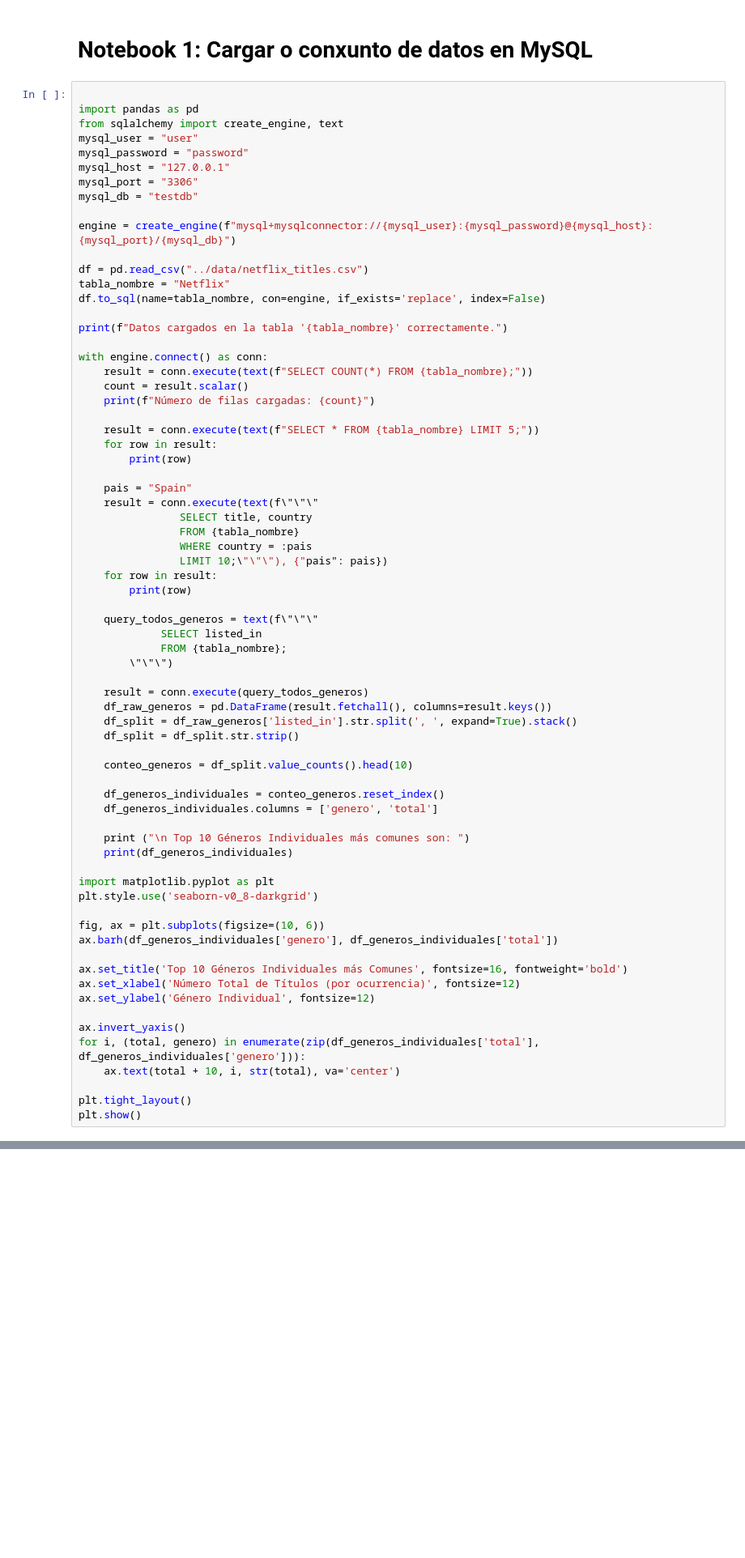
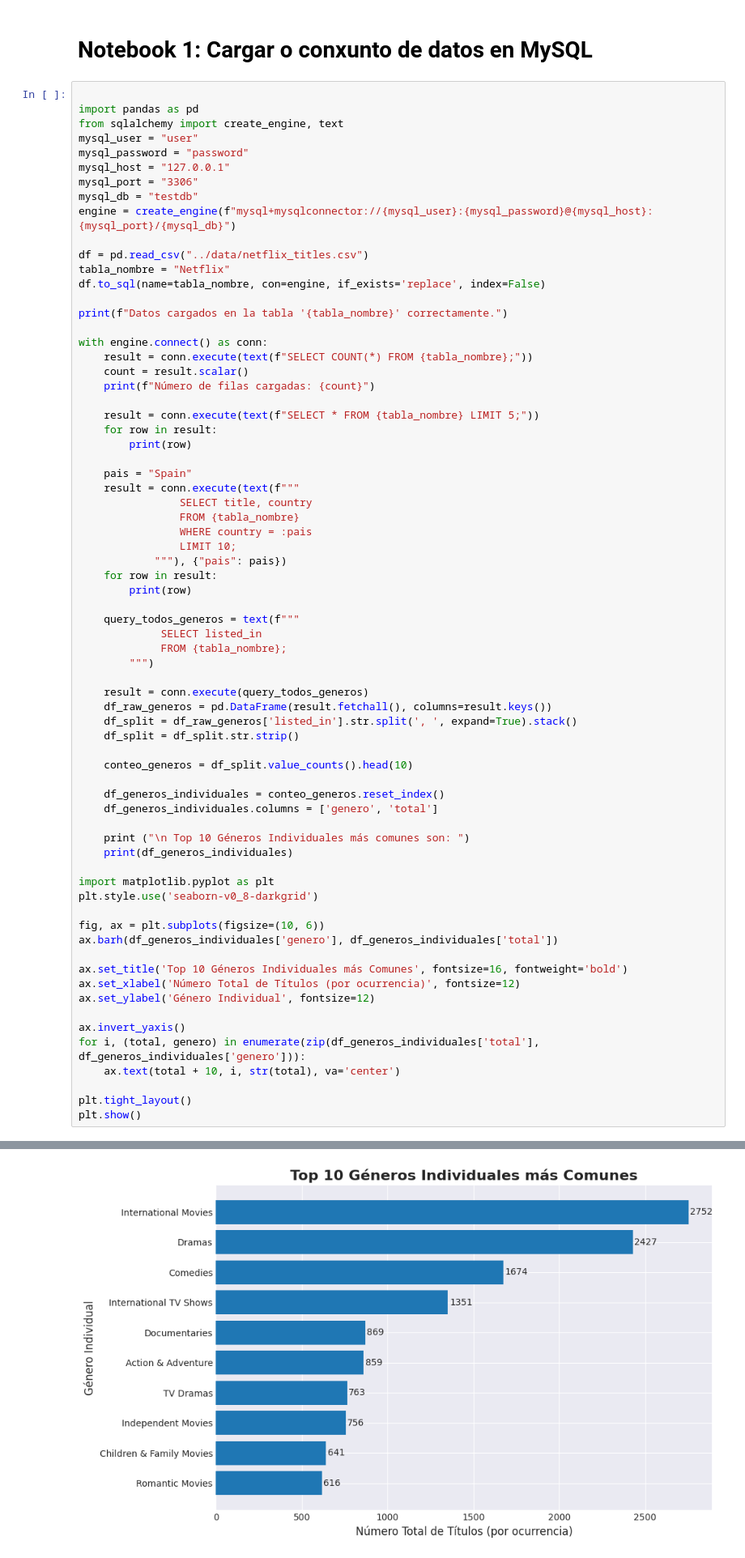
Before and after one commit to EnriqueJimenezMartinez/Pipeline-de-Datos-Multibase, a Jupyter notebook: notebooks/notebook_merged.ipynb, the cells around one changed output, grey strips where cells are left out. Shown at 81% size. Drawn from its saved outputs; the diff is of its cells as text; blank space fills up the shorter version.

```diff
--- a/notebooks/notebook_merged.ipynb
+++ b/notebooks/notebook_merged.ipynb
@@ -9,7 +9,6 @@ mysql_password = "password"
 mysql_host = "127.0.0.1"
 mysql_port = "3306"
 mysql_db = "testdb"
-
 engine = create_engine(f"mysql+mysqlconnector://{mysql_user}:{mysql_password}@{mysql_host}:{mysql_port}/{mysql_db}")
 
 df = pd.read_csv("../data/netflix_titles.csv")
@@ -28,18 +27,19 @@ with engine.connect() as conn:
         print(row)
 
     pais = "Spain"
-    result = conn.execute(text(f\"\"\"
+    result = conn.execute(text(f"""
                 SELECT title, country
                 FROM {tabla_nombre}
                 WHERE country = :pais
-                LIMIT 10;\"\"\"), {"pais": pais})
+                LIMIT 10;
+            """), {"pais": pais})
     for row in result:
         print(row)
 
-    query_todos_generos = text(f\"\"\"
+    query_todos_generos = text(f"""
              SELECT listed_in
              FROM {tabla_nombre};
-        \"\"\")
+        """)
 
     result = conn.execute(query_todos_generos)
     df_raw_generos = pd.DataFrame(result.fetchall(), columns=result.keys())
@@ -70,3 +70,4 @@ for i, (total, genero) in enumerate(zip(df_generos_individuales['total'], df_gen
 
 plt.tight_layout()
 plt.show()
+# %% [output]
@@ -73,3 +91,4 @@ plt.show()
+[figure, added]
 # %% [markdown]
 # Notebook 2: Consultar datos desde MySQL e cargalos en Cassandra.
 # %%
```
Also changed, not shown: parts of 10 cells of this notebook, 1 other file.
